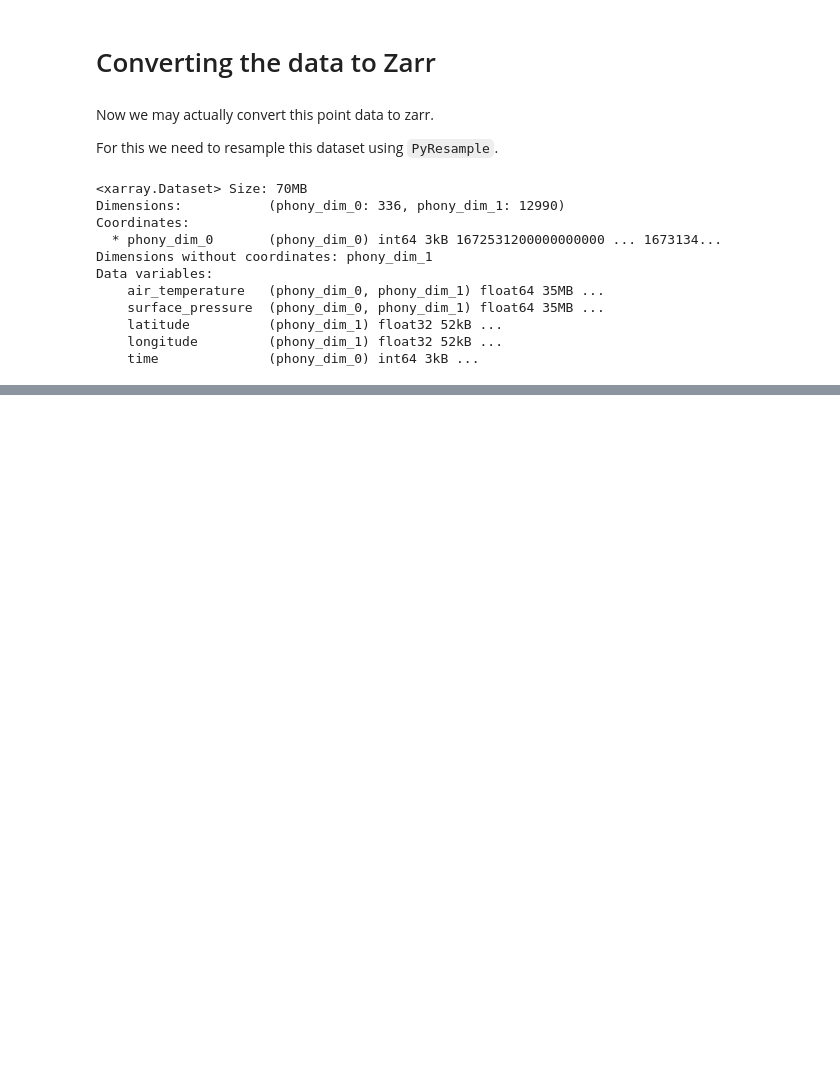
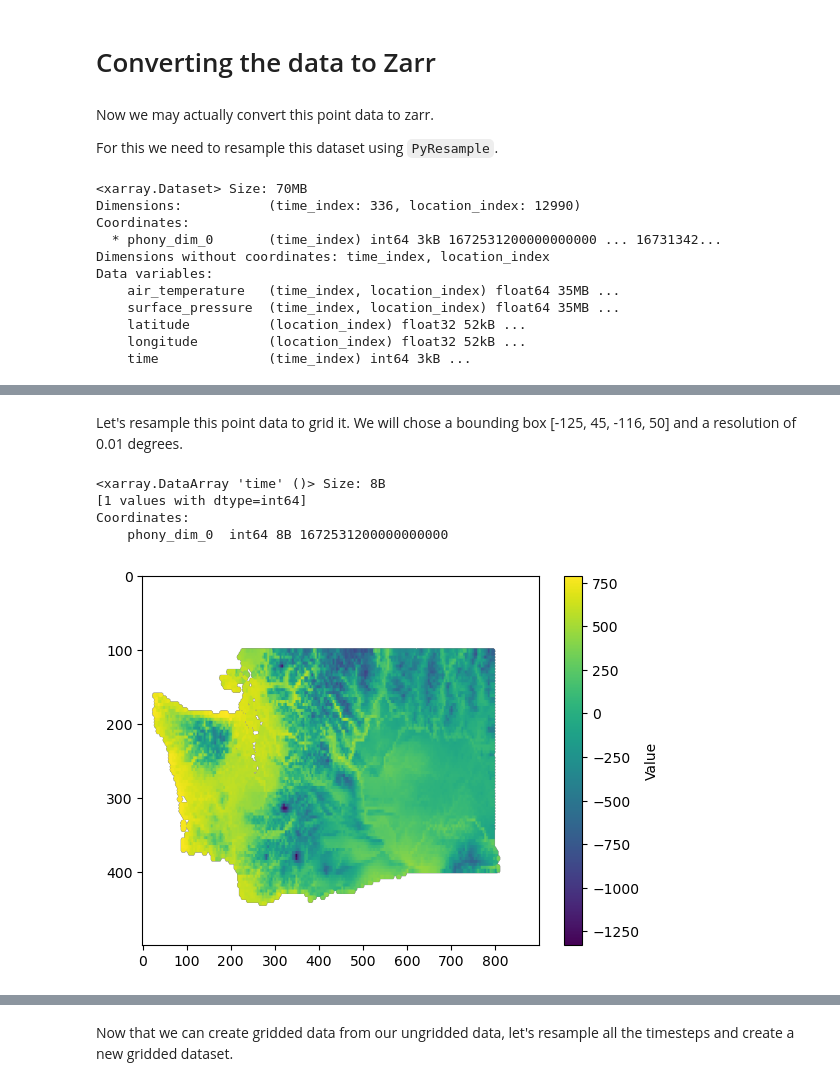
Before and after one commit to weather-data-labs/silurian.ai, a Jupyter notebook: nsrdb_goes_aggregated.ipynb, the cells around one changed output, grey strips where cells are left out. Saved outputs shown, nothing was run; the diff lists cells and outputs as text; code cells hidden in the pictures; blank space fills up the shorter version.

```diff
--- a/nsrdb_goes_aggregated.ipynb
+++ b/nsrdb_goes_aggregated.ipynb
@@ -343,19 +356,26 @@ For this we need to resample this dataset using `PyResample`.
+# %%
+def plot_2d_array(array: np.ndarray):
+  plt.imshow(array, cmap='viridis', aspect='auto')
+  plt.colorbar(label="Value")
+  plt.show()
 # %%
 ds_ws = xr.open_dataset("nsrdb_washington.nc")
 
+ds_ws = ds_ws.rename_dims({"phony_dim_0": "time_index", "phony_dim_1": "location_index"})
+
 ds_ws
 # %% [output]
 <xarray.Dataset> Size: 70MB
-Dimensions:           (phony_dim_0: 336, phony_dim_1: 12990)
+Dimensions:           (time_index: 336, location_index: 12990)
 Coordinates:
-  * phony_dim_0       (phony_dim_0) int64 3kB 1672531200000000000 ... 1673134...
-Dimensions without coordinates: phony_dim_1
+  * phony_dim_0       (time_index) int64 3kB 1672531200000000000 ... 16731342...
+Dimensions without coordinates: time_index, location_index
 Data variables:
-    air_temperature   (phony_dim_0, phony_dim_1) float64 35MB ...
-    surface_pressure  (phony_dim_0, phony_dim_1) float64 35MB ...
-    latitude          (phony_dim_1) float32 52kB ...
-    longitude         (phony_dim_1) float32 52kB ...
-    time              (phony_dim_0) int64 3kB ...
+    air_temperature   (time_index, location_index) float64 35MB ...
+    surface_pressure  (time_index, location_index) float64 35MB ...
+    latitude          (location_index) float32 52kB ...
+    longitude         (location_index) float32 52kB ...
+    time              (time_index) int64 3kB ...
 # %%
 # Longitude vs Latitude
 
@@ -377,3 +397,35 @@ plt.show()
 # %% [output]
 [figure]
 [figure]
+# %% [markdown]
+Let's resample this point data to grid it.
+We will chose a bounding box [-125, 45, -116, 50] and a resolution of 0.01 degrees.
+# %%
+ds_t0 = ds_ws.isel(time_index=0)
+# %%
+ds_t0.time
+# %% [output]
+<xarray.DataArray 'time' ()> Size: 8B
+[1 values with dtype=int64]
+Coordinates:
+    phony_dim_0  int64 8B 1672531200000000000
+# %%
+swath_def = pr.geometry.SwathDefinition(
+  lons=ds_t0.longitude.values, lats=ds_t0.latitude.values,
+)
+area_def = pr.area_config.create_area_def(
+  'washington', 4326, area_extent = [-125, 45, -116, 50], resolution=0.01
+)
+air_temp_data = ds_t0.air_temperature.values
+# %%
+%%time
+
+# NOTE - pyresample is quite fast but time increase as resolution increases.
+
+result = pr.kd_tree.resample_nearest(
+  swath_def, air_temp_data, area_def, radius_of_influence=5000, epsilon=0.5, fill_value=np.nan
+)
+
+plot_2d_array(result)
+# %% [output]
+[figure, added]
@@ -379,0 +434,2 @@ plt.show()
+# %% [markdown]
+Now that we can create gridded data from our ungridded data, let's resample all the timesteps and create a new gridded dataset.
```
Also changed, not shown: parts of 10 cells of this notebook, 1 other file.
